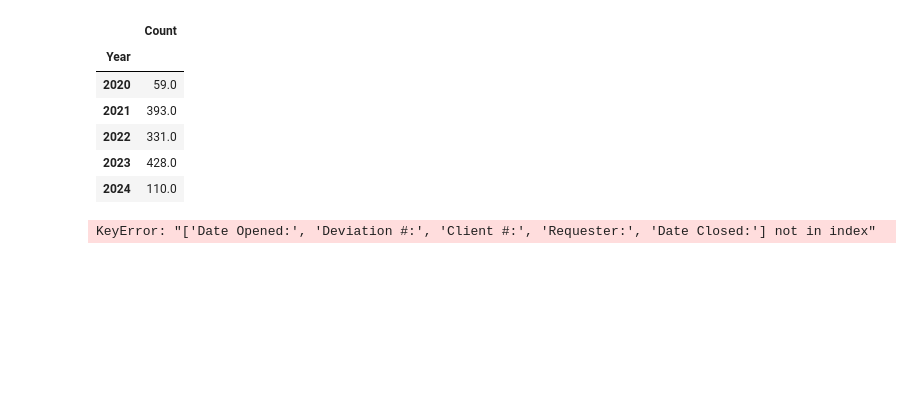
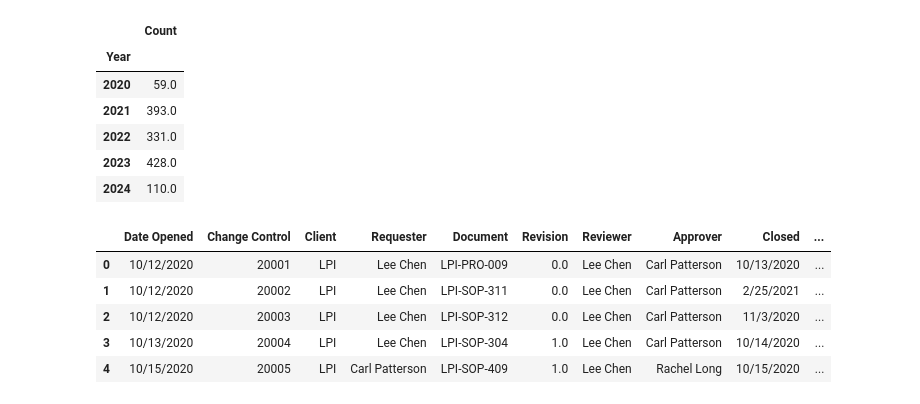
Before and after one commit to cpatterson71/Quality_Dashboard, a Jupyter notebook: Quality_Data_Clean_Up.ipynb, the cells around one changed output. Saved outputs shown, nothing was run; the diff lists cells and outputs as text; code cells hidden in the pictures; blank space fills up the shorter version.

```diff
--- a/Quality_Data_Clean_Up.ipynb
+++ b/Quality_Data_Clean_Up.ipynb
@@ -141,10 +141,3 @@ df.head()
 | 2022 | 331.0 |
 | 2023 | 428.0 |
 | 2024 | 110.0 |
-# %%
-# need to change column hearders to something more useable
-temp3 = pd.read_csv('temp3.csv')
-temp3 = temp.loc[:, ['Date Opened:', 'Deviation #:', 'Client #:', 'Requester:', 'Date Closed:', 'Days Open']]
-temp3.head()
-# %% [output]
-KeyError: "['Date Opened:', 'Deviation #:', 'Client #:', 'Requester:', 'Date Closed:'] not in index"
@@ -152,0 +144,11 @@ temp3.to_csv('temp3.csv', index=False)
+# %%
+Open_CC = pd.read_csv('temp.csv')
+open_cc=pd.DataFrame(Open_CC)
+open_cc.head()
+# %% [output]
+|  | Date Opened | Change Control | Client | Requester | Document | Revision | Reviewer | Approver | Closed | ... |
+| 0 | 10/12/2020 | 20001 | LPI | Lee Chen | LPI-PRO-009 | 0.0 | Lee Chen | Carl Patterson | 10/13/2020 | ... |
+| 1 | 10/12/2020 | 20002 | LPI | Lee Chen | LPI-SOP-311 | 0.0 | Lee Chen | Carl Patterson | 2/25/2021 | ... |
+| 2 | 10/12/2020 | 20003 | LPI | Lee Chen | LPI-SOP-312 | 0.0 | Lee Chen | Carl Patterson | 11/3/2020 | ... |
+| 3 | 10/13/2020 | 20004 | LPI | Lee Chen | LPI-SOP-304 | 1.0 | Lee Chen | Carl Patterson | 10/14/2020 | ... |
+| 4 | 10/15/2020 | 20005 | LPI | Carl Patterson | LPI-SOP-409 | 1.0 | Lee Chen | Rachel Long | 10/15/2020 | ... |
```
Also changed, not shown: parts of 4 cells of this notebook, 6 other files.
